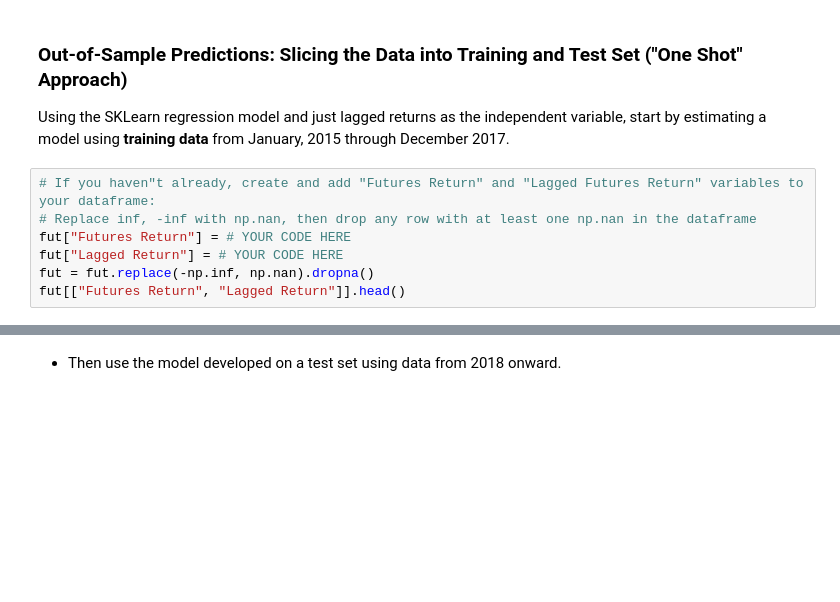
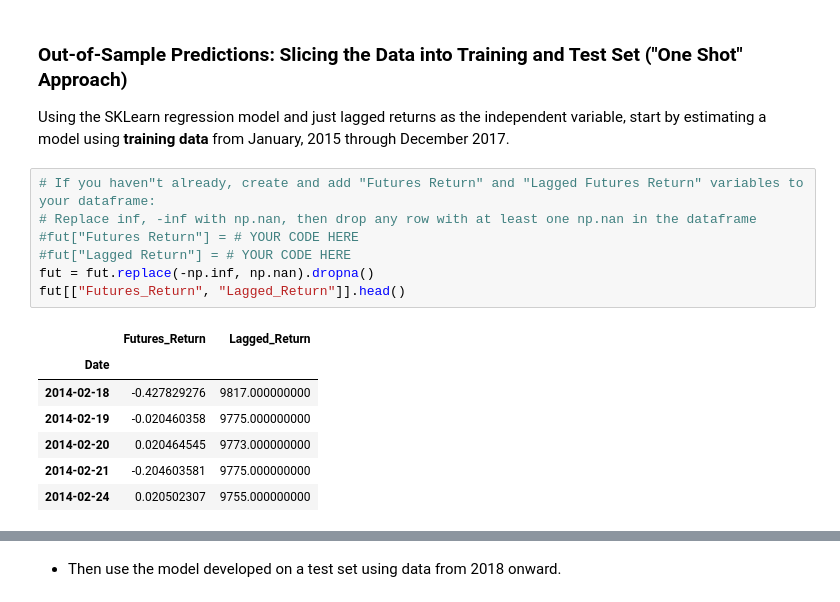
Before and after one commit to stragitech/Yen_Futures, a Jupyter notebook: time_series_analysis.ipynb, the cells around one changed output, grey strips where cells are left out. Cells and saved outputs as stored; diff of their text form; blank space fills up the shorter version.

```diff
--- a/time_series_analysis.ipynb
+++ b/time_series_analysis.ipynb
@@ -536,9 +532,17 @@ Using the SKLearn regression model and just lagged returns as the independent va
 # %%
 # If you haven"t already, create and add "Futures Return" and "Lagged Futures Return" variables to your dataframe:
 # Replace inf, -inf with np.nan, then drop any row with at least one np.nan in the dataframe
-fut["Futures Return"] = # YOUR CODE HERE
-fut["Lagged Return"] = # YOUR CODE HERE
+#fut["Futures Return"] = # YOUR CODE HERE
+#fut["Lagged Return"] = # YOUR CODE HERE
 fut = fut.replace(-np.inf, np.nan).dropna()
-fut[["Futures Return", "Lagged Return"]].head()
+fut[["Futures_Return", "Lagged_Return"]].head()
+# %% [output]
+|  | Futures_Return | Lagged_Return |
+| Date |  |  |
+| 2014-02-18 | -0.427829276 | 9817.000000000 |
+| 2014-02-19 | -0.020460358 | 9775.000000000 |
+| 2014-02-20 | 0.020464545 | 9773.000000000 |
+| 2014-02-21 | -0.204603581 | 9775.000000000 |
+| 2014-02-24 | 0.020502307 | 9755.000000000 |
 # %%
 # Using datetime index slicing, create a "training" data dataframe using data from just 2015-01-01 to 2017-12-31
```
Also changed, not shown: parts of 20 cells of this notebook.
